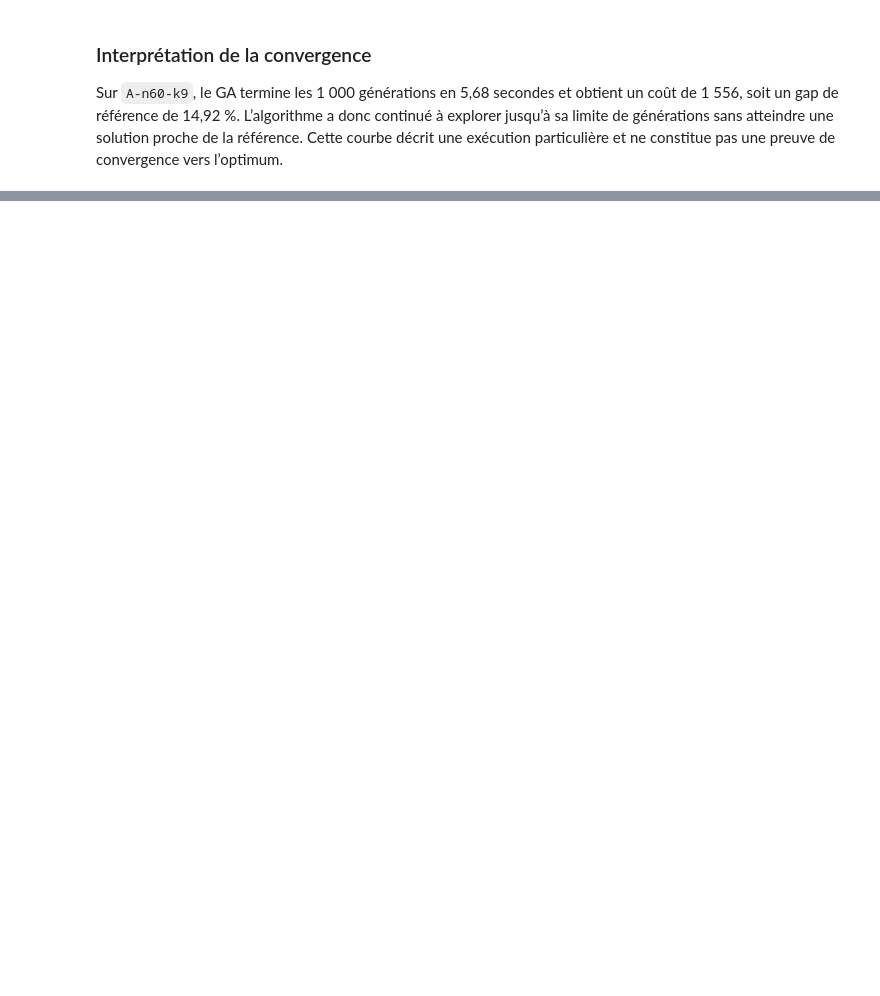
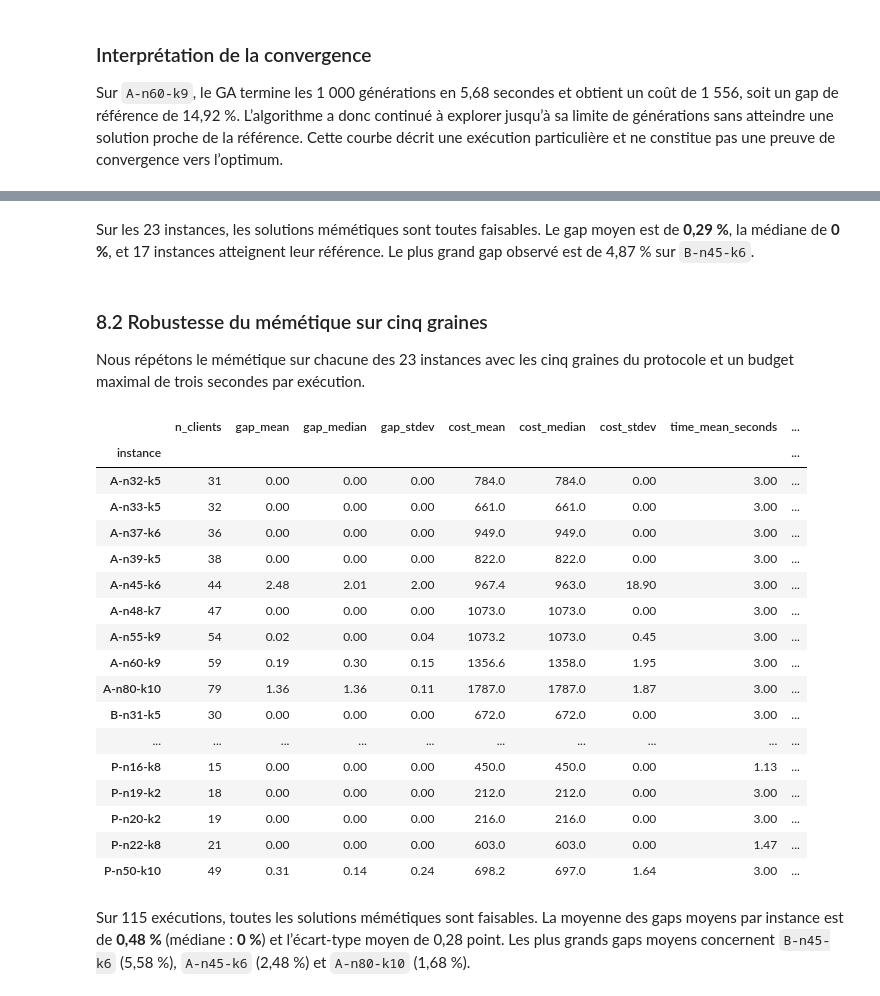
Before and after one commit to ramolosse/CVRP, a Jupyter notebook: CVRP-project/main.ipynb, the cells around one changed output, grey strips where cells are left out. Saved outputs shown, nothing was run; the diff lists cells and outputs as text; code cells hidden in the pictures; blank space fills up the shorter version.

```diff
--- a/CVRP-project/main.ipynb
+++ b/CVRP-project/main.ipynb
@@ -809,0 +720,10 @@ Sur `A-n60-k9`, le GA termine les 1 000 générations en 5,68 secondes et obtien
+# %%
+import importlib
+import benchmark
+benchmark = importlib.reload(benchmark)
+
+df_memetic_single = benchmark.run_single_seed_memetic_benchmark(
+    all_instances, seed=EXPERIMENT_SEEDS[0]
+)
+df_memetic_single.to_csv('results/memetic_single_seed.csv', index=False)
+df_memetic_single
@@ -809,0 +748,38 @@ Sur `A-n60-k9`, le GA termine les 1 000 générations en 5,68 secondes et obtien
+# %% [markdown]
+Sur les 23 instances, les solutions mémétiques sont toutes faisables. Le gap moyen est de **0,29 %**, la médiane de **0 %**, et 17 instances atteignent leur référence. Le plus grand gap observé est de 4,87 % sur `B-n45-k6`.
+# %% [markdown]
+### 8.2 Robustesse du mémétique sur cinq graines
+
+Nous répétons le mémétique sur chacune des 23 instances avec les cinq graines du protocole et un budget maximal de trois secondes par exécution.
+# %%
+import importlib
+import benchmark
+benchmark = importlib.reload(benchmark)
+
+df_memetic_multi, stats_memetic_multi = benchmark.run_multi_seed_memetic_benchmark(
+    all_instances, seeds=EXPERIMENT_SEEDS, max_time=GA_MULTI_SEED_TIME_LIMIT
+)
+df_memetic_multi.to_csv('results/memetic_multi_seed_runs.csv', index=False)
+stats_memetic_multi.to_csv('results/memetic_multi_seed_summary.csv')
+stats_memetic_multi
+# %% [output]
+|  | n_clients | gap_mean | gap_median | gap_stdev | cost_mean | cost_median | cost_stdev | time_mean_seconds | ... |
+| instance |  |  |  |  |  |  |  |  | ... |
+| A-n32-k5 | 31 | 0.00 | 0.00 | 0.00 | 784.0 | 784.0 | 0.00 | 3.00 | ... |
+| A-n33-k5 | 32 | 0.00 | 0.00 | 0.00 | 661.0 | 661.0 | 0.00 | 3.00 | ... |
+| A-n37-k6 | 36 | 0.00 | 0.00 | 0.00 | 949.0 | 949.0 | 0.00 | 3.00 | ... |
+| A-n39-k5 | 38 | 0.00 | 0.00 | 0.00 | 822.0 | 822.0 | 0.00 | 3.00 | ... |
+| A-n45-k6 | 44 | 2.48 | 2.01 | 2.00 | 967.4 | 963.0 | 18.90 | 3.00 | ... |
+| A-n48-k7 | 47 | 0.00 | 0.00 | 0.00 | 1073.0 | 1073.0 | 0.00 | 3.00 | ... |
+| A-n55-k9 | 54 | 0.02 | 0.00 | 0.04 | 1073.2 | 1073.0 | 0.45 | 3.00 | ... |
+| A-n60-k9 | 59 | 0.19 | 0.30 | 0.15 | 1356.6 | 1358.0 | 1.95 | 3.00 | ... |
+| A-n80-k10 | 79 | 1.36 | 1.36 | 0.11 | 1787.0 | 1787.0 | 1.87 | 3.00 | ... |
+| B-n31-k5 | 30 | 0.00 | 0.00 | 0.00 | 672.0 | 672.0 | 0.00 | 3.00 | ... |
+| ... | ... | ... | ... | ... | ... | ... | ... | ... | ... |
+| P-n16-k8 | 15 | 0.00 | 0.00 | 0.00 | 450.0 | 450.0 | 0.00 | 1.13 | ... |
+| P-n19-k2 | 18 | 0.00 | 0.00 | 0.00 | 212.0 | 212.0 | 0.00 | 3.00 | ... |
+| P-n20-k2 | 19 | 0.00 | 0.00 | 0.00 | 216.0 | 216.0 | 0.00 | 3.00 | ... |
+| P-n22-k8 | 21 | 0.00 | 0.00 | 0.00 | 603.0 | 603.0 | 0.00 | 1.47 | ... |
+| P-n50-k10 | 49 | 0.31 | 0.14 | 0.24 | 698.2 | 697.0 | 1.64 | 3.00 | ... |
+# %% [markdown]
+Sur 115 exécutions, toutes les solutions mémétiques sont faisables. La moyenne des gaps moyens par instance est de **0,48 %** (médiane : **0 %**) et l’écart-type moyen de 0,28 point. Les plus grands gaps moyens concernent `B-n45-k6` (5,58 %), `A-n45-k6` (2,48 %) et `A-n80-k10` (1,68 %).
```
Also changed, not shown: parts of 41 cells of this notebook, 16 other files.
